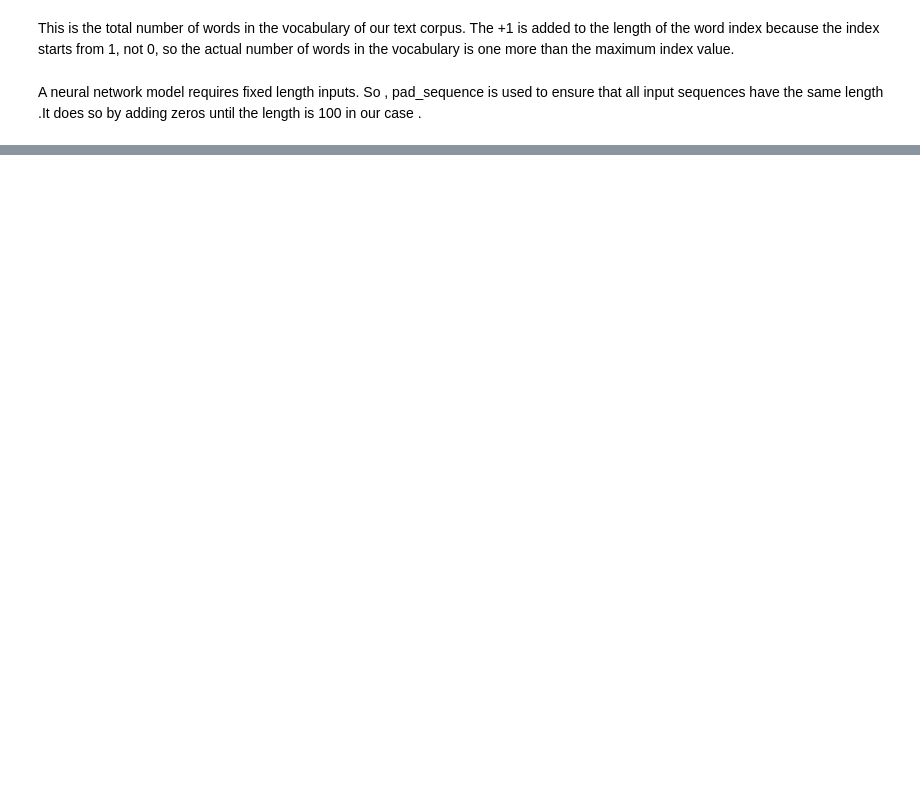
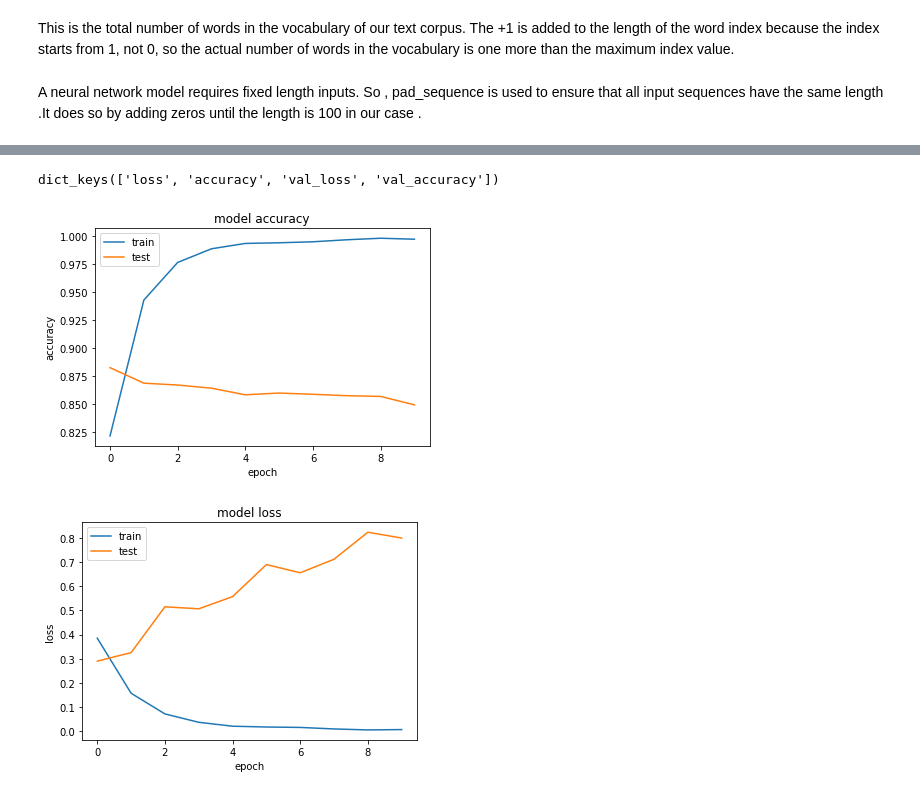
Before and after one commit to pranzalkhadka/Sentiment_Analysis, a Jupyter notebook: Movie_review_analysis.ipynb, the cells around one changed output, grey strips where cells are left out. Drawn from its saved outputs; the diff is of its cells as text; code cells hidden in the pictures; blank space fills up the shorter version.

Commit message:
training using lstm but model is overfitting

```diff
--- a/Movie_review_analysis.ipynb
+++ b/Movie_review_analysis.ipynb
@@ -137,7 +137,7 @@ Converted the class labels to 0 and 1
 # %%
 from sklearn.model_selection import train_test_split
 # %%
-X_train, X_test, y_train, y_test = train_test_split(Preprocessed_data, labels, test_size=0.20, random_state=42)
+X_train, X_test, y_train, y_test = train_test_split(Preprocessed_data, labels, test_size=0.10, random_state=42)
 # %% [markdown]
 Finally, splitted the data into train and test with 80% of data going to the train set and rest to the test set
 # %%
@@ -190,0 +179,8 @@ A neural network model requires fixed length inputs. So , pad_sequence is used t
+# %%
+model = tf.keras.Sequential([
+    tf.keras.layers.Embedding(vocab_length, 100),
+    tf.keras.layers.Bidirectional(tf.keras.layers.LSTM(20, return_sequences=True)),
+    tf.keras.layers.Bidirectional(tf.keras.layers.LSTM(20)),
+    tf.keras.layers.Dense(20, activation='relu'),
+    tf.keras.layers.Dense(1, activation='sigmoid')
+])
@@ -190,0 +189,3 @@ A neural network model requires fixed length inputs. So , pad_sequence is used t
+# %%
+model.compile(loss="binary_crossentropy",optimizer="adam",metrics=["accuracy"])
+print(model.summary())
@@ -190,0 +210,2 @@ A neural network model requires fixed length inputs. So , pad_sequence is used t
+# %%
+model_history = model.fit(X_train,y_train,batch_size=128, epochs=10, verbose=1, validation_split=0.2)
@@ -190,0 +237,26 @@ A neural network model requires fixed length inputs. So , pad_sequence is used t
+# %%
+print(model_history.history.keys())
+# %% [output]
+dict_keys(['loss', 'accuracy', 'val_loss', 'val_accuracy'])
+# %%
+import matplotlib.pyplot as plt
+plt.plot(model_history.history['accuracy'])
+plt.plot(model_history.history['val_accuracy'])
+
+plt.title('model accuracy')
+plt.ylabel('accuracy')
+plt.xlabel('epoch')
+plt.legend(['train','test'], loc='upper left')
+plt.show()
+
+plt.plot(model_history.history['loss'])
+plt.plot(model_history.history['val_loss'])
+
+plt.title('model loss')
+plt.ylabel('loss')
+plt.xlabel('epoch')
+plt.legend(['train','test'], loc='upper left')
+plt.show()
+# %% [output]
+[figure, added]
+[figure, added]
```
Also changed, not shown: parts of 9 cells of this notebook.
